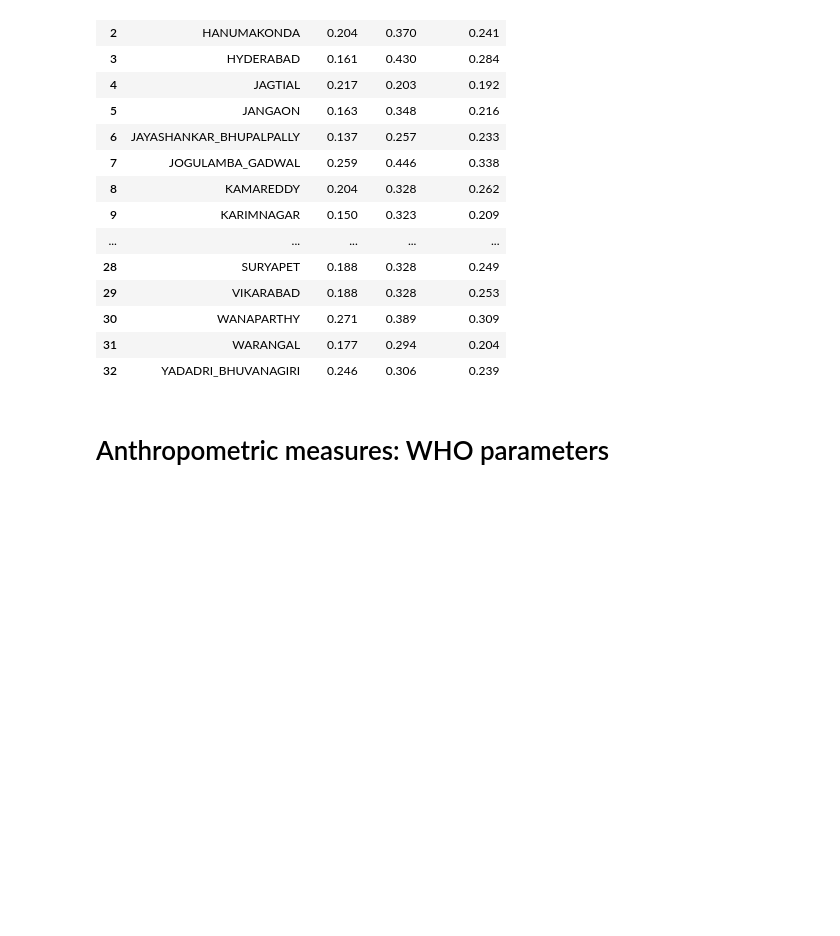
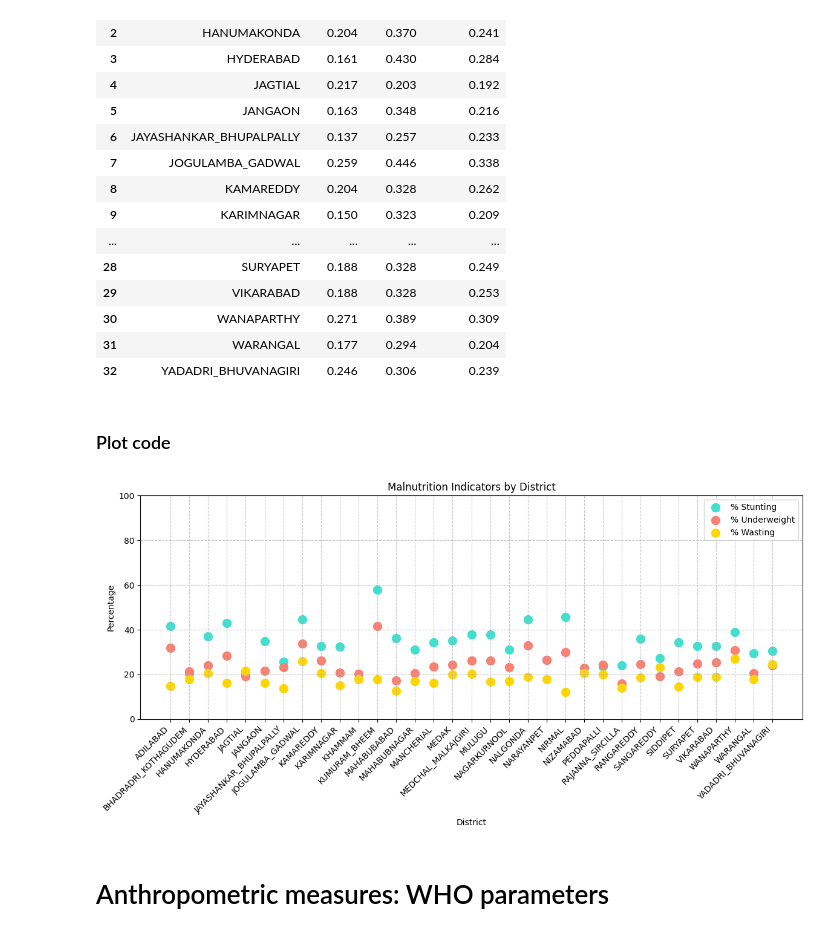
Before and after one commit to vaishnav-sudhanva/discsim, a Jupyter notebook: api/utils/Pre Survey Nested Simulation/ECD_data_analysis.ipynb, the cells around one changed output. Cells and saved outputs as stored; diff of their text form; code cells hidden in the pictures; blank space fills up the shorter version.

Commit message:
Plot KPI district averages

```diff
--- a/api/utils/Pre Survey Nested Simulation/ECD_data_analysis.ipynb
+++ b/api/utils/Pre Survey Nested Simulation/ECD_data_analysis.ipynb
@@ -1015,6 +1015,42 @@ Available sheets: ['Sheet5', 'KPI Select Mandals', 'NHTS Mandals(6 month average
 | 30 | WANAPARTHY | 0.271 | 0.389 | 0.309 |
 | 31 | WARANGAL | 0.177 | 0.294 | 0.204 |
 | 32 | YADADRI_BHUVANAGIRI | 0.246 | 0.306 | 0.239 |
+# %% [markdown]
+### Plot code
+# %%
+# Create figure with appropriate size
+plt.figure(figsize=(12, 6))
+
+# Get district names for x-axis
+districts = kpi_district_averages['District Name'].tolist()
+
+# Create x positions
+x = np.arange(len(districts))
+
+# Create scatter plots for each measure
+plt.scatter(x, kpi_district_averages['Stunting']*100, s=100, label='% Stunting', color='turquoise')
+plt.scatter(x, kpi_district_averages['Underweight']*100, s=100, label='% Underweight', color='salmon')
+plt.scatter(x, kpi_district_averages['Wasting']*100, s=100, label='% Wasting', color='gold')
+
+# Customize plot
+plt.xlabel('District')
+plt.ylabel('Percentage')
+plt.title('Malnutrition Indicators by District')
+plt.xticks(x, districts, rotation=45, ha='right')
+plt.legend()
+
+# Set y-axis limits from 0 to 100
+plt.ylim(0, 100)
+
+# Add grid for easier reading
+plt.grid(True, linestyle='--', alpha=0.7)
+
+# Adjust layout to prevent label cutoff
+plt.tight_layout()
+
+plt.show()
+# %% [output]
+[figure, added]
 # %% [markdown]
 # Anthropometric measures: WHO parameters
 # %%
```
